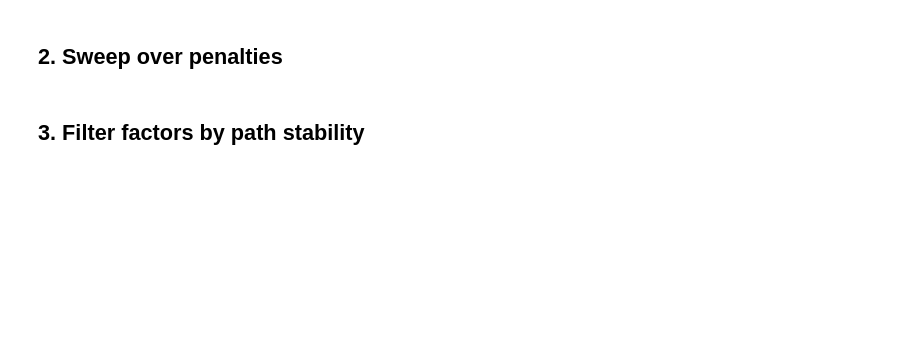
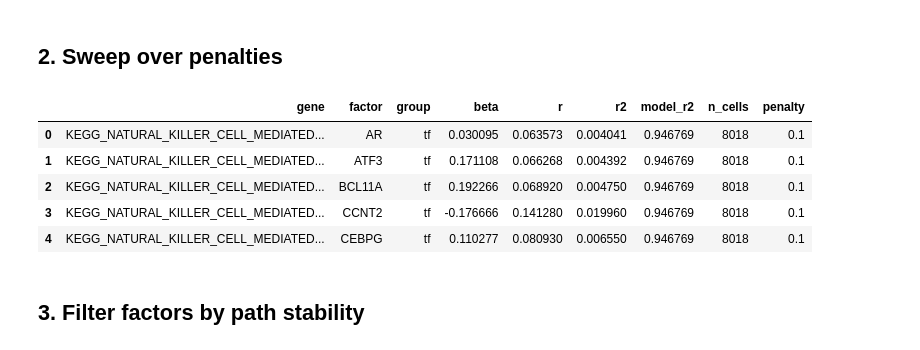
Before and after one commit to fosterea/MetabTravLR, a Jupyter notebook: metab_processing/LinearRegression/penalty_sweep_demo.ipynb, the cells around one changed output. Drawn from its saved outputs; the diff is of its cells as text; code cells hidden in the pictures; blank space fills up the shorter version.

```diff
--- a/metab_processing/LinearRegression/penalty_sweep_demo.ipynb
+++ b/metab_processing/LinearRegression/penalty_sweep_demo.ipynb
@@ -45,9 +63,16 @@ print('TARGET =', TARGET)
 ## 2. Sweep over penalties
 # %%
 sweep = sweep_gene_betas(adata, TARGET, PENALTIES, annot_col=ANNOT_COL, annot_value=CELL_TYPE,
-                         metabolites=[], custom='all', method=METHOD, l1_ratio=L1_RATIO,
+                         metabolites=[], custom='all', method='ridge', l1_ratio=L1_RATIO,
                          standardize=STANDARDIZE)
 sweep.head()
+# %% [output]
+|  | gene | factor | group | beta | r | r2 | model_r2 | n_cells | penalty |
+| 0 | KEGG_NATURAL_KILLER_CELL_MEDIATED... | AR | tf | 0.030095 | 0.063573 | 0.004041 | 0.946769 | 8018 | 0.1 |
+| 1 | KEGG_NATURAL_KILLER_CELL_MEDIATED... | ATF3 | tf | 0.171108 | 0.066268 | 0.004392 | 0.946769 | 8018 | 0.1 |
+| 2 | KEGG_NATURAL_KILLER_CELL_MEDIATED... | BCL11A | tf | 0.192266 | 0.068920 | 0.004750 | 0.946769 | 8018 | 0.1 |
+| 3 | KEGG_NATURAL_KILLER_CELL_MEDIATED... | CCNT2 | tf | -0.176666 | 0.141280 | 0.019960 | 0.946769 | 8018 | 0.1 |
+| 4 | KEGG_NATURAL_KILLER_CELL_MEDIATED... | CEBPG | tf | 0.110277 | 0.080930 | 0.006550 | 0.946769 | 8018 | 0.1 |
 # %% [markdown]
 ## 3. Filter factors by path stability
 # %%
```
Also changed, not shown: parts of 5 cells of this notebook, 4 other files.
